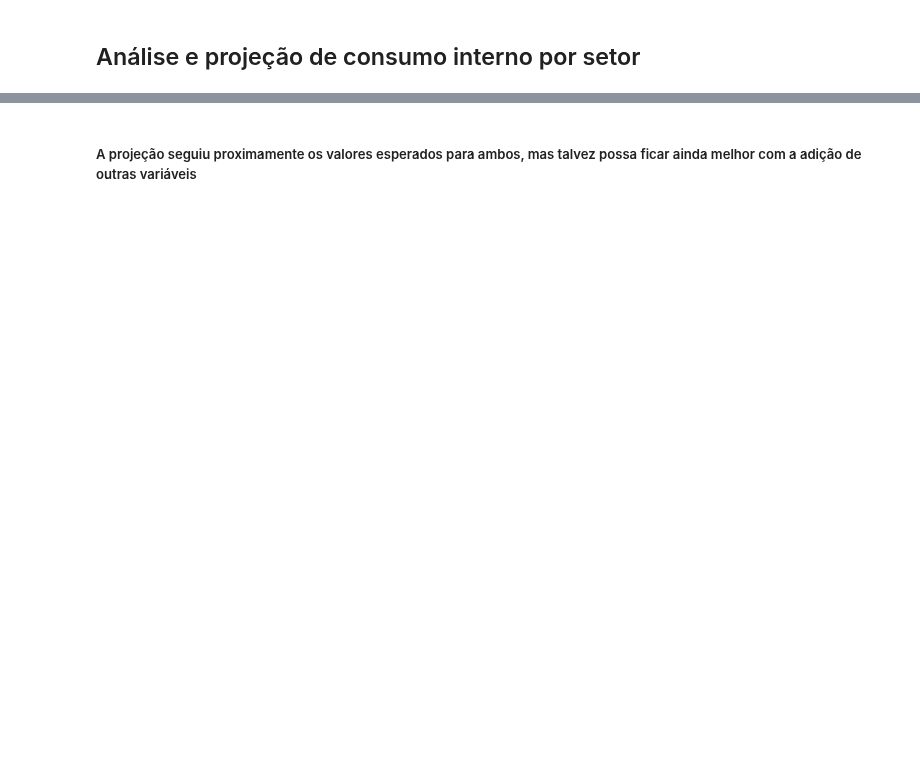
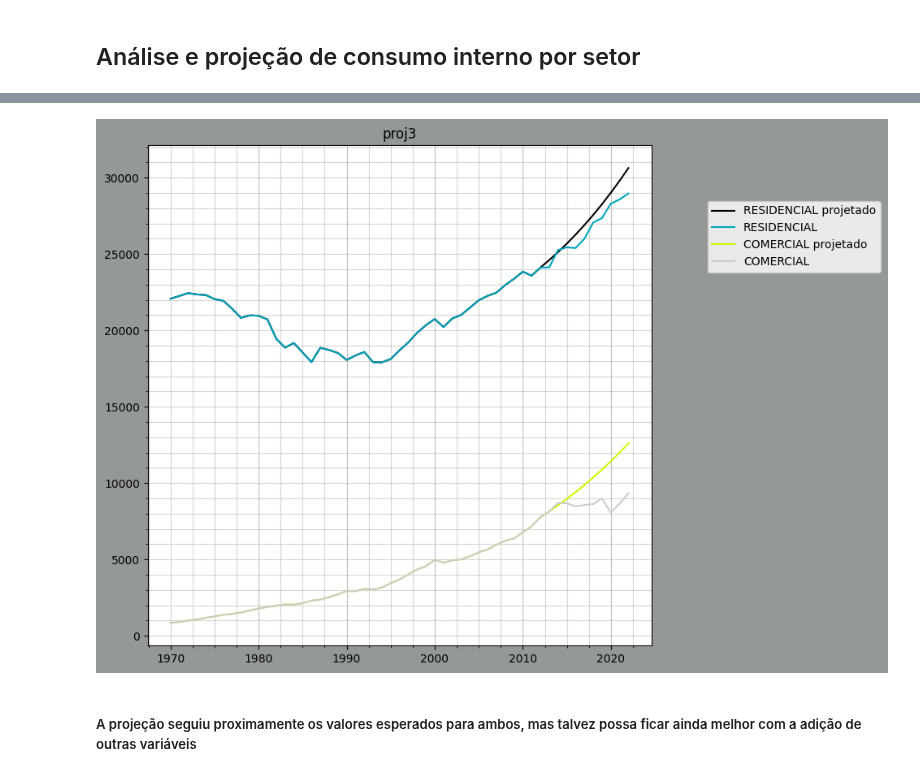
Before and after one commit to scrrpfv/projeto-ip, a Jupyter notebook: Analises/analise_projecao.ipynb, the cells around one changed output, grey strips where cells are left out. Drawn from its saved outputs; the diff is of its cells as text; code cells hidden in the pictures; blank space fills up the shorter version.

```diff
--- a/Analises/analise_projecao.ipynb
+++ b/Analises/analise_projecao.ipynb
@@ -68,0 +70,6 @@ pass
+# %%
+proj1_futura = df.Projection.VAR(2032, [(0, 'NÃO RENOVÁVEL'),
+                               (0, 'RENOVÁVEL')],
+                               'Geração de energia renovável vs não renovável')
+df.add_dataframe(proj1_futura, 'proj1_futura')
+df.Plotting.autoplot('proj1_futura')
@@ -73,7 +89,11 @@ print(df[6].columns.values)
 # %%
-proj3 = df.projection_var(2009, [(6, 'RESIDENCIAL'),
-                               (6, 'COMERCIAL'),],
-                               'Projeção de consumo residencial e comercial')
+proj3 = df.Projection.VAR(2012, [(6, 'RESIDENCIAL'),
+                                 (6, 'COMERCIAL'),],
+                                 'Projeção de consumo residencial e comercial')
+df.add_dataframe(proj3, 'proj3')
+df.Plotting.autoplot('proj3')
+# %% [output]
+[figure, added]
 # %% [markdown]
 ##### A projeção seguiu proximamente os valores esperados para ambos, mas talvez possa ficar ainda melhor com a adição de outras variáveis
 # %%
```
Also changed, not shown: parts of 12 cells of this notebook.
